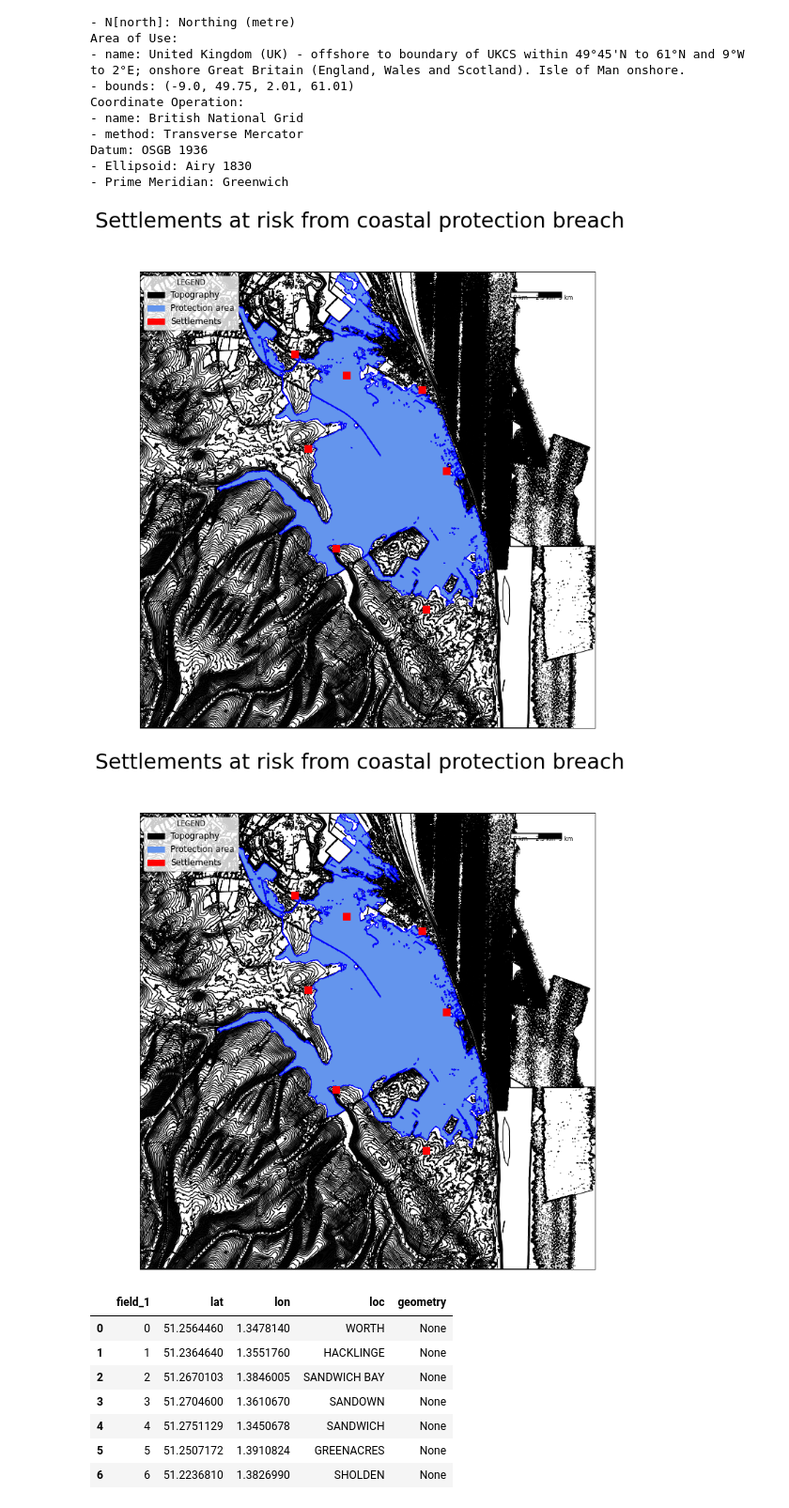
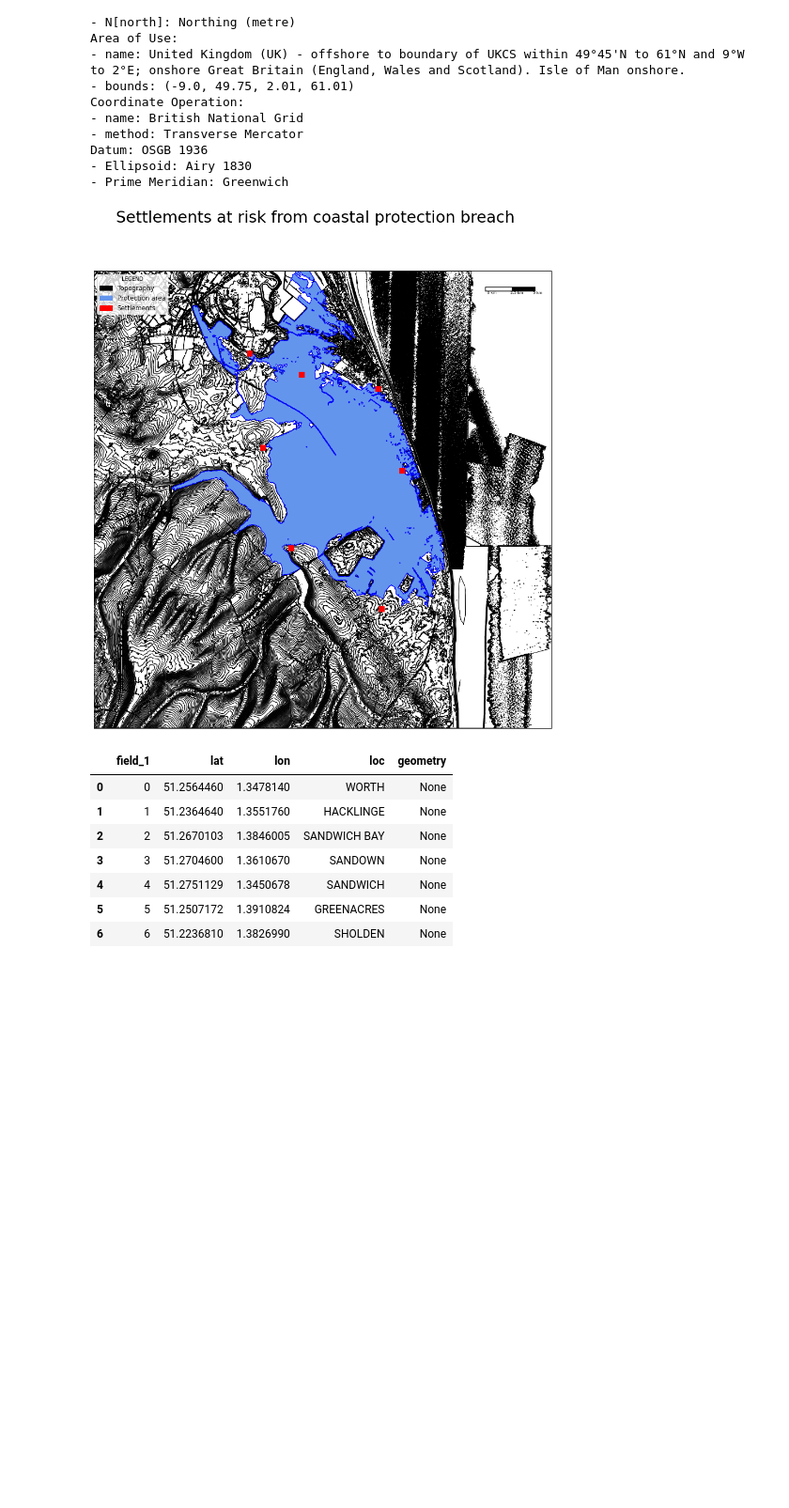
Before and after one commit to pjb41/PBridgesAssignment, a Jupyter notebook: Assign_workings.ipynb, the cells around one changed output. Shown at 94% size. Saved outputs shown, nothing was run; the diff lists cells and outputs as text; code cells hidden in the pictures; blank space fills up the shorter version.

```diff
--- a/Assign_workings.ipynb
+++ b/Assign_workings.ipynb
@@ -80,8 +80,8 @@ Datum: OSGB 1936
 - Ellipsoid: Airy 1830
 - Prime Meridian: Greenwich
 # %%
-# create a figure of size 12x12 (based in inches)
-myFig = plt.figure(figsize=(25, 12))
+# create a figure of size 16x16 (based in inches)
+myFig = plt.figure(figsize=(16, 16))
 
 # Create a Universal Transverse Mercator reference system to transfrom the data.
 # In this case for the East of UK we use 31.
@@ -120,40 +120,38 @@ top_feature = mpatches.Patch(color='black', label='Topography')
 inset_feature = mpatches.Patch(color='CornflowerBlue', label='Protection area')
 end_feature = mpatches.Patch(color='red', label='Settlements')
 
 # Plot the legend, here we have used a font size of 12 and just "LEGEND" for the title.
 plt.legend(handles=[top_feature, inset_feature, end_feature], fontsize=12, title="LEGEND")
 
 
 # Design a scale bar for a length of 5km to go in the top right corner of your map.
-def scale_bar(ax, location=(0.92, 0.95)):
+def scale_bar(ax, location=(0.96, 0.96)):
     llx0, llx1, lly0, lly1 = ax.get_extent(ccrs.PlateCarree())
     sbllx = (llx1 + llx0) / 2
     sblly = lly0 + (lly1 - lly0) * location[1]
 
     tmc = ccrs.TransverseMercator(sbllx, sblly)
     x0, x1, y0, y1 = ax.get_extent(tmc)
     sbx = x0 + (x1 - x0) * location[0]
     sby = y0 + (y1 - y0) * location[1]
 
     plt.plot([sbx, sbx - 1000], [sby, sby], color='k', linewidth=9, transform=tmc)
     plt.plot([sbx, sbx - 500], [sby, sby], color='k', linewidth=6, transform=tmc)
     plt.plot([sbx-500, sbx - 1000], [sby, sby], color='w', linewidth=6, transform=tmc)
 
 # Change the numbering of your increments here.
-    plt.text(sbx, sby-100, '5 km', transform=tmc, fontsize=8)
-    plt.text(sbx-500, sby-100, '2.5 km', transform=tmc, fontsize=8)
-    plt.text(sbx-1000, sby-100, '0 km', transform=tmc, fontsize=8)
+    plt.text(sbx, sby-100, '5 km', transform=tmc, fontsize=7)
+    plt.text(sbx-500, sby-100, '2.5 km', transform=tmc, fontsize=7)
+    plt.text(sbx-1000, sby-100, '0 km', transform=tmc, fontsize=7)
 
 
 #Plot the scale bar
 scale_bar(ax)
 
 # Plot your map
 plt.show()
-myFig
 # %% [output]
-[figure, old version]
+[figure, new version]
-[figure, removed]
 # %%
 settlement
 # %% [output]
```
